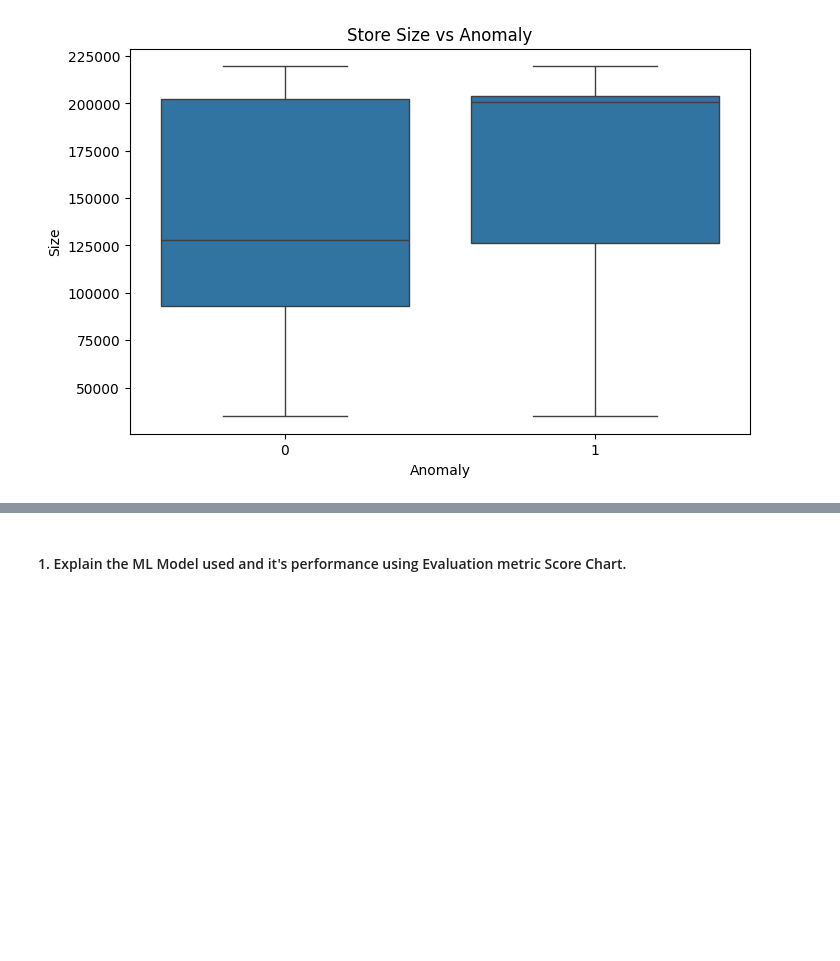
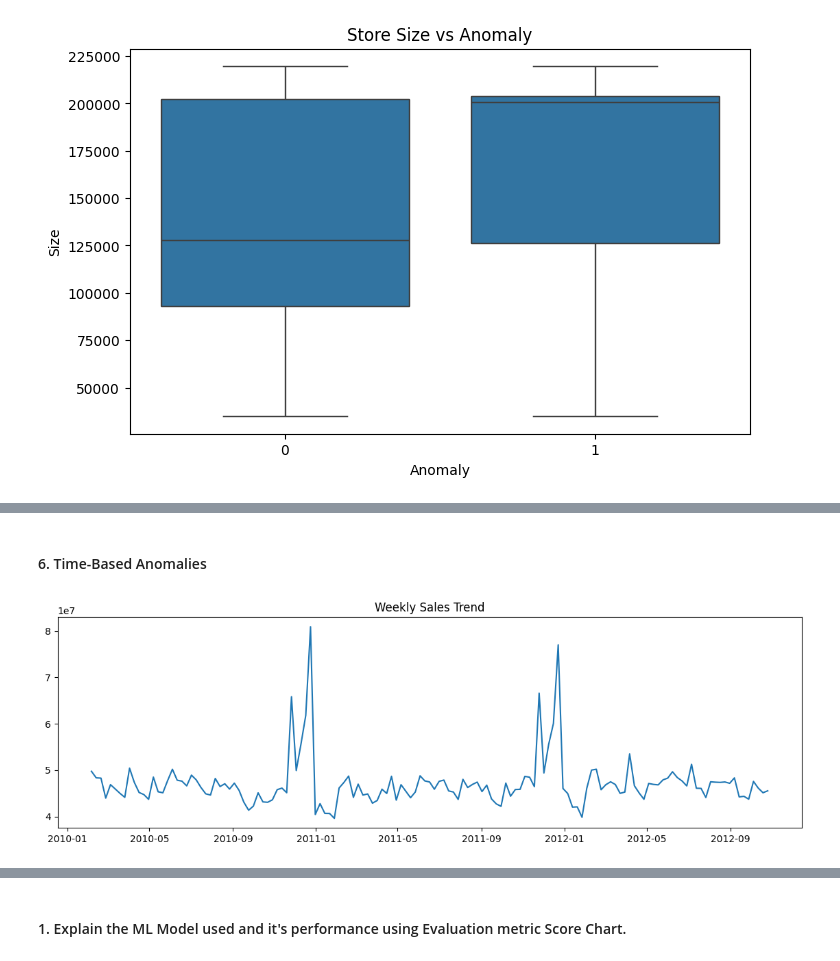
Before and after one commit to akshat-mishra-ds/Integrated-Retail-Analytics-for-Store-Optimization, a Jupyter notebook: Retail_Analytics_for_Store_Optimization.ipynb, the cells around one changed output, grey strips where cells are left out. Saved outputs shown, nothing was run; the diff lists cells and outputs as text; code cells hidden in the pictures; blank space fills up the shorter version.

```diff
--- a/Retail_Analytics_for_Store_Optimization.ipynb
+++ b/Retail_Analytics_for_Store_Optimization.ipynb
@@ -957,0 +1032,22 @@ plt.show()
+# %% [markdown]
+#### 6. Time-Based Anomalies
+# %%
+# Time based anomalies
+
+sales_trend = df.groupby('Date')['Weekly_Sales'].sum()
+
+anomaly_dates = df[df['Anomaly']==1]
+
+plt.figure(figsize=(14,4))
+
+plt.plot(
+    sales_trend.index,
+    sales_trend.values,
+    label='Sales Trend'
+)
+
+plt.title("Weekly Sales Trend")
+
+plt.show()
+# %% [output]
+[figure, added]
```
Also changed, not shown: parts of 119 cells of this notebook.
